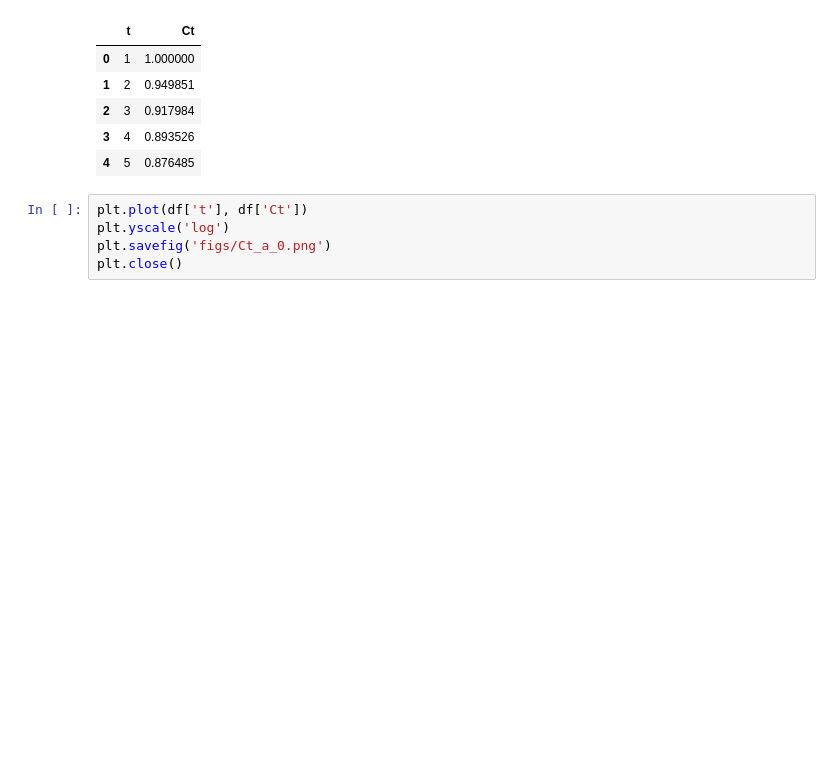
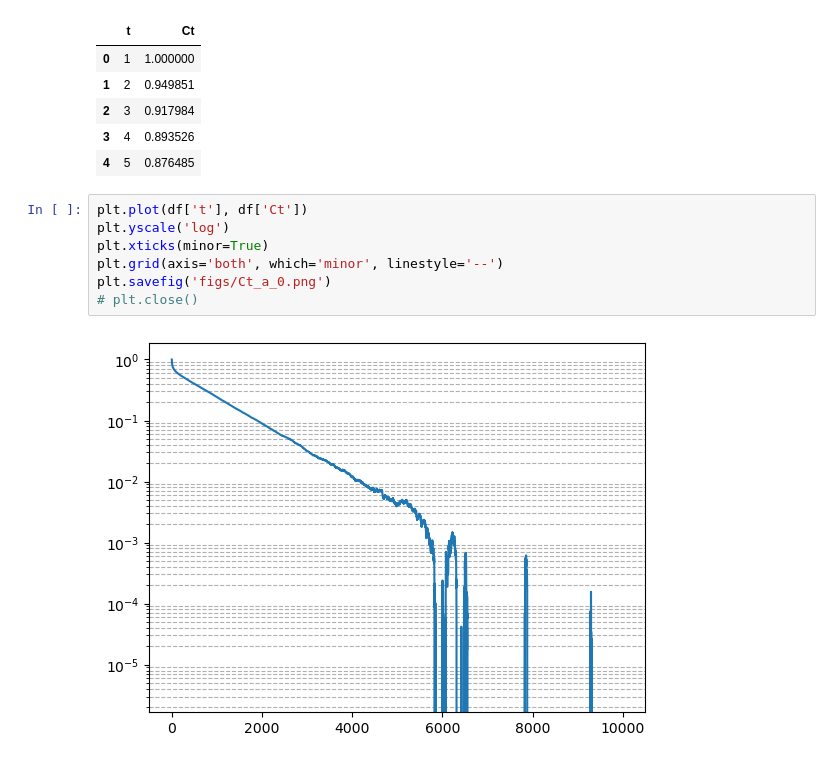
Before and after one commit to LABO-M/Polya-Urn, a Jupyter notebook: notebooks/plotting.ipynb, the cells around one changed output. Drawn from its saved outputs; the diff is of its cells as text; blank space fills up the shorter version.

```diff
--- a/notebooks/plotting.ipynb
+++ b/notebooks/plotting.ipynb
@@ -32,8 +74,12 @@ df.head()
 # %%
 plt.plot(df['t'], df['Ct'])
 plt.yscale('log')
+plt.xticks(minor=True)
+plt.grid(axis='both', which='minor', linestyle='--')
 plt.savefig('figs/Ct_a_0.png')
-plt.close()
+# plt.close()
+# %% [output]
+[figure, added]
 # %% [markdown]
 ![Ct_a_0.png](figs/Ct_a_0.png)
 # %%
```
Also changed, not shown: parts of 10 cells of this notebook, 6 other files.
